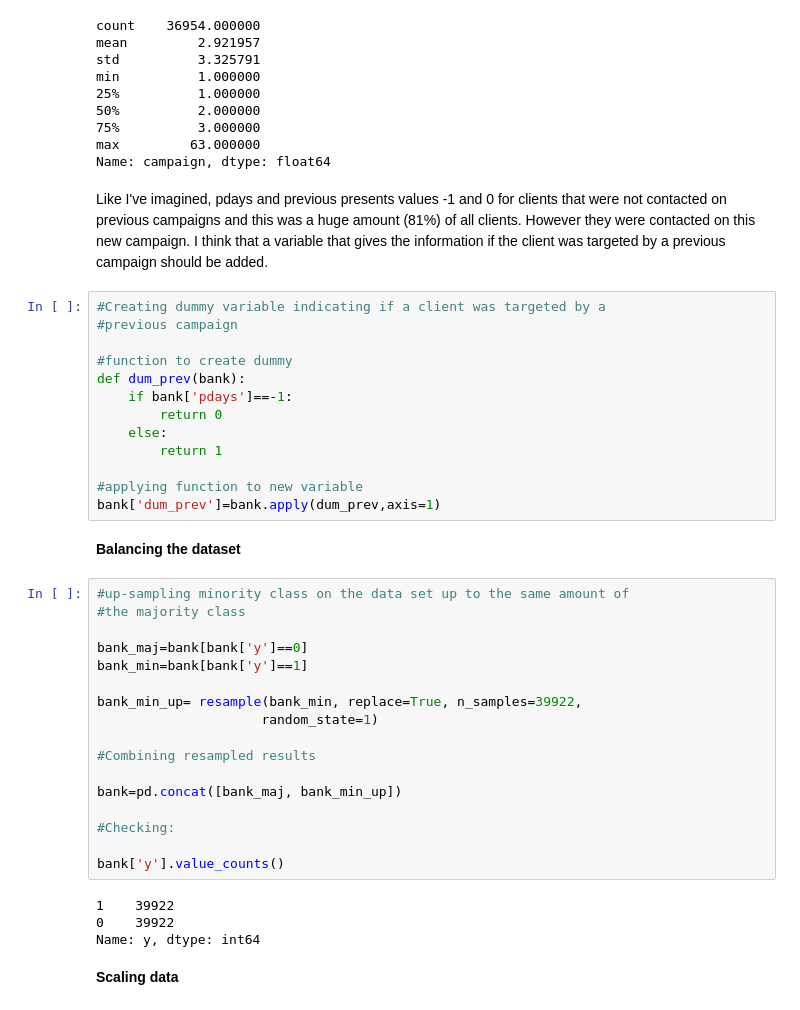
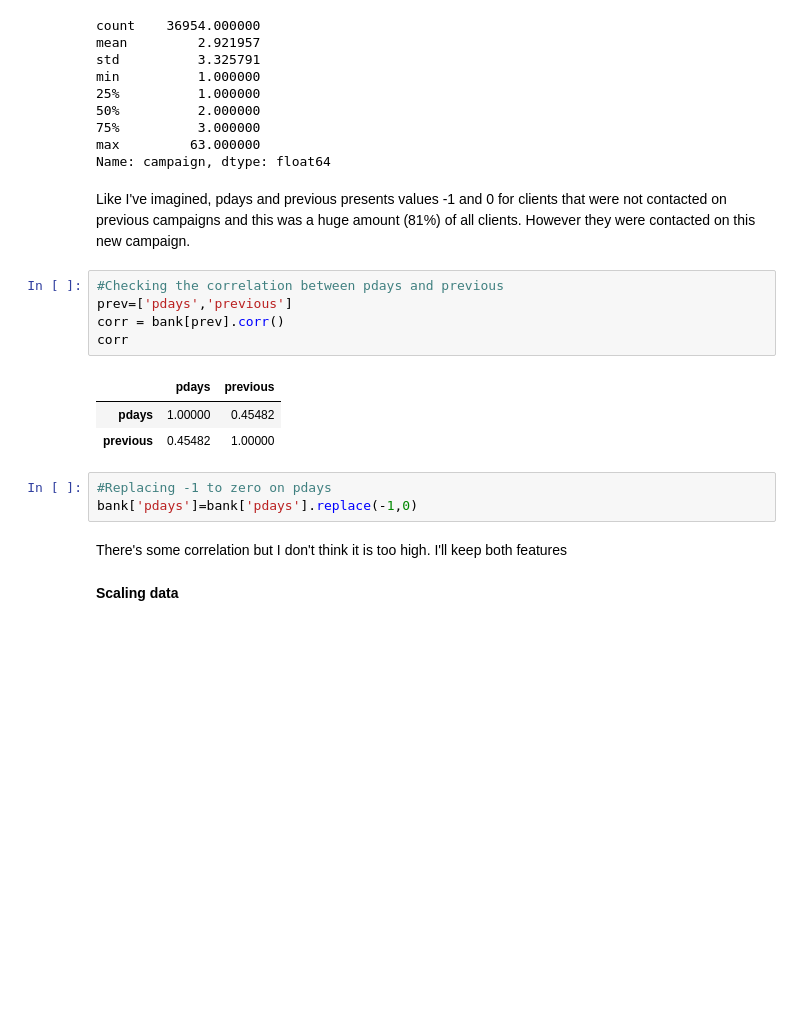
Before and after one commit to nataliablock/bank_marketing_prediction, a Jupyter notebook: bank_marketing_pred.ipynb, the cells around one changed output. Saved outputs shown, nothing was run; the diff lists cells and outputs as text; blank space fills up the shorter version.

```diff
--- a/bank_marketing_pred.ipynb
+++ b/bank_marketing_pred.ipynb
@@ -509,43 +509,21 @@ min          1.000000
 max         63.000000
 Name: campaign, dtype: float64
 # %% [markdown]
-Like I've imagined, pdays and previous presents values -1 and 0 for clients that were not contacted on previous campaigns and this was a huge amount (81%) of all clients. However they were contacted on this new campaign. I think that a variable that gives the information if the client was targeted by a previous campaign should be added.
+Like I've imagined, pdays and previous presents values -1 and 0 for clients that were not contacted on previous campaigns and this was a huge amount (81%) of all clients. However they were contacted on this new campaign.
-# %%
-#Creating dummy variable indicating if a client was targeted by a
-#previous campaign
-
-#function to create dummy
-def dum_prev(bank):
-    if bank['pdays']==-1:
-        return 0
-    else:
-        return 1
-
-#applying function to new variable
-bank['dum_prev']=bank.apply(dum_prev,axis=1)
-# %% [markdown]
-<strong> Balancing the dataset </strong>
-# %%
-#up-sampling minority class on the data set up to the same amount of
-#the majority class
-
-bank_maj=bank[bank['y']==0]
-bank_min=bank[bank['y']==1]
-
-bank_min_up= resample(bank_min, replace=True, n_samples=39922,
-                     random_state=1)
-
-#Combining resampled results
-
-bank=pd.concat([bank_maj, bank_min_up])
-
-#Checking:
-
-bank['y'].value_counts()
-# %% [output]
-1    39922
-0    39922
-Name: y, dtype: int64
+# %%
+#Checking the correlation between pdays and previous
+prev=['pdays','previous']
+corr = bank[prev].corr()
+corr
+# %% [output]
+|  | pdays | previous |
+| pdays | 1.00000 | 0.45482 |
+| previous | 0.45482 | 1.00000 |
+# %%
+#Replacing -1 to zero on pdays
+bank['pdays']=bank['pdays'].replace(-1,0)
+# %% [markdown]
+There's some correlation but I don't think it is too high. I'll keep both features
 # %% [markdown]
 <strong> Scaling data </strong>
 # %%
```
Also changed, not shown: parts of 27 cells of this notebook.
